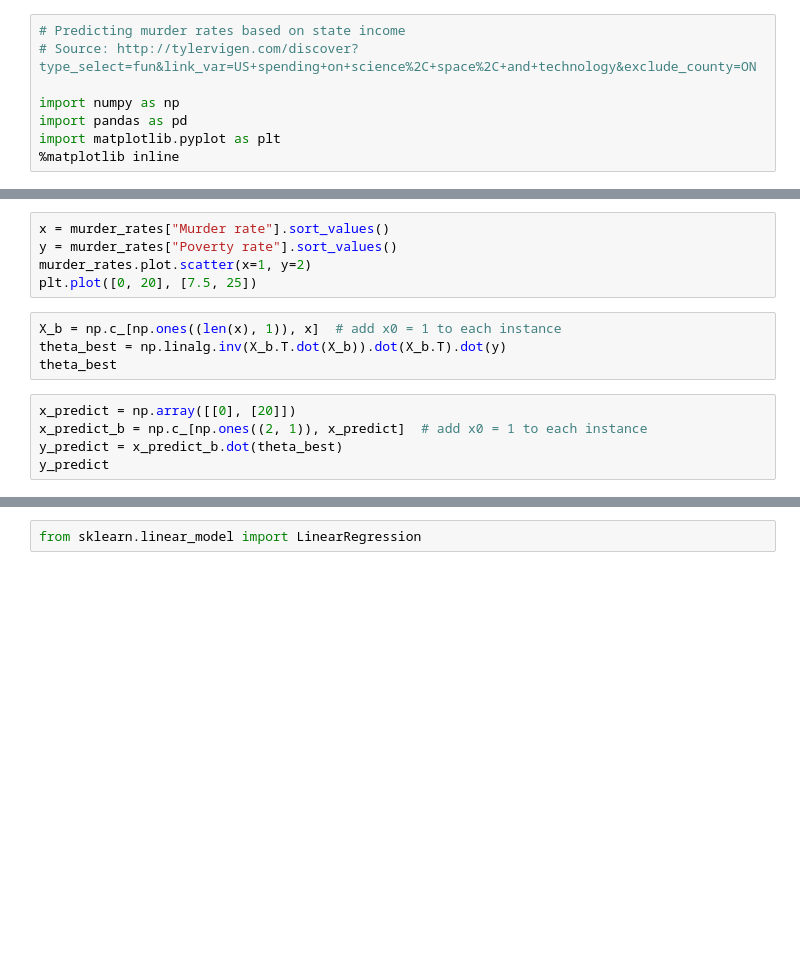
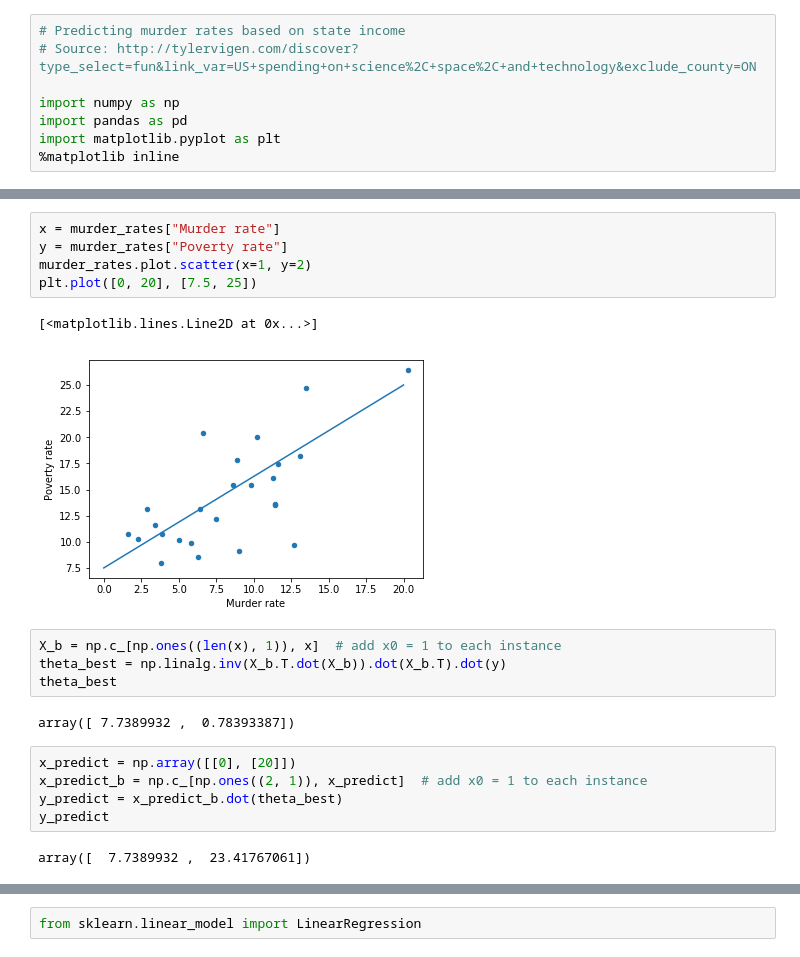
Before and after one commit to datsoftlyngby/soft2017fall-business-intelligence-teaching-material, a Jupyter notebook: examples/Murder.ipynb, the cells around one changed output, grey strips where cells are left out. Drawn from its saved outputs; the diff is of its cells as text; blank space fills up the shorter version.

```diff
--- a/examples/Murder.ipynb
+++ b/examples/Murder.ipynb
@@ -13,17 +16,24 @@ murder_rates.plot.scatter(x=1,y=2)
 # %%
-x = murder_rates["Murder rate"].sort_values()
-y = murder_rates["Poverty rate"].sort_values()
+x = murder_rates["Murder rate"]
+y = murder_rates["Poverty rate"]
 murder_rates.plot.scatter(x=1, y=2)
 plt.plot([0, 20], [7.5, 25])
+# %% [output]
+[<matplotlib.lines.Line2D at 0x...>]
+[figure, added]
 # %%
 X_b = np.c_[np.ones((len(x), 1)), x]  # add x0 = 1 to each instance
 theta_best = np.linalg.inv(X_b.T.dot(X_b)).dot(X_b.T).dot(y)
 theta_best
+# %% [output]
+array([ 7.7389932 ,  0.78393387])
 # %%
 x_predict = np.array([[0], [20]])
 x_predict_b = np.c_[np.ones((2, 1)), x_predict]  # add x0 = 1 to each instance
 y_predict = x_predict_b.dot(theta_best)
 y_predict
+# %% [output]
+array([  7.7389932 ,  23.41767061])
 # %%
 murder_rates.plot.scatter(x = 1, y = 2)
 plt.plot(x_predict, y_predict)
```
Also changed, not shown: parts of 9 cells of this notebook, 5 other files.
